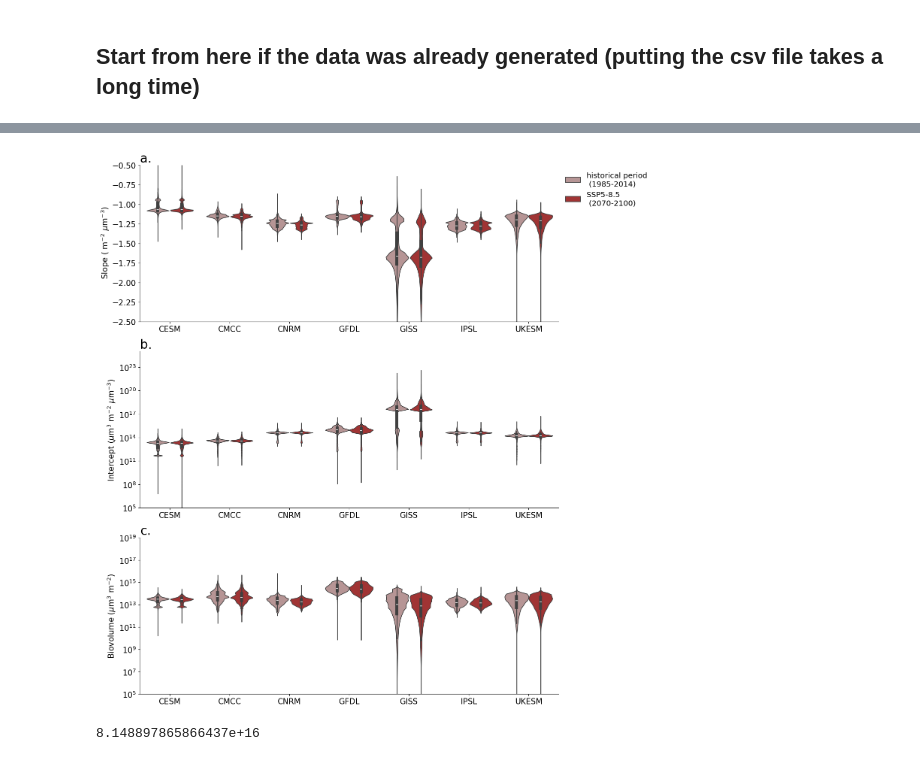
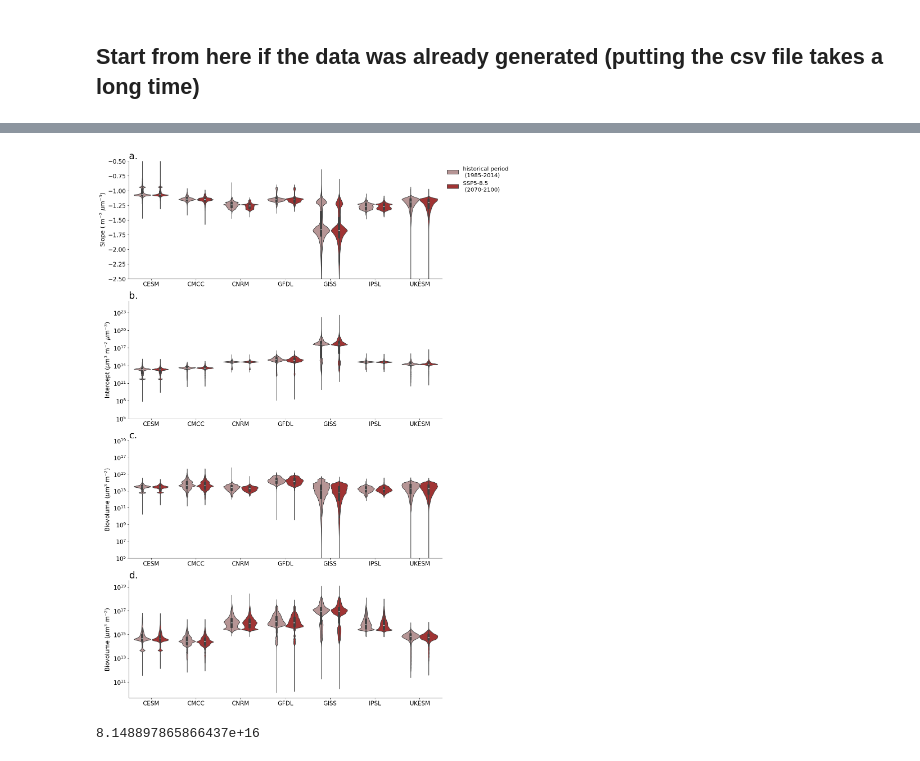
Before and after one commit to MarCorralesU/CMIP6_size_spectra, a Jupyter notebook: scripts/4.1_Fig_2_violinplots.ipynb, the cells around one changed output, grey strips where cells are left out. Drawn from its saved outputs; the diff is of its cells as text; code cells hidden in the pictures.

Commit message:
major changes to the repository after GBC revisions

```diff
--- a/scripts/4.1_Fig_2_violinplots.ipynb
+++ b/scripts/4.1_Fig_2_violinplots.ipynb
@@ -252,10 +329,10 @@ def y_fmt(x, y):
 #df_pssdb = df_NBSS.loc[df_NBSS.experiment=='obs'].reset_index(drop=True)
 #df_NBSS = df_NBSS.loc[df_NBSS.experiment!='obs'].reset_index(drop=True)
 # %%
-fig, axs = plt.subplots(nrows=3, ncols=1, figsize=(15,15))
-letters = ['a.','b.','c.']
+fig, axs = plt.subplots(nrows=4, ncols=1, figsize=(15,20))
+letters = ['a.','b.','c.','d.']
 ind=0
-variables = ['slope', 'intercept', 'total_biovolume']
+variables = ['slope', 'intercept', 'total_biovolume', 'total_biovolume_full']
 for r, var in enumerate(variables):
     ind +=1
     axs[r].set_title(letters[ind-1], loc='left', fontsize=24)
@@ -264,6 +341,7 @@ for r, var in enumerate(variables):
         plot.tick_params(axis='both', which='major', labelsize=15)
         sns.despine(top = True, right = True)
         axs[r].set_ylim([-2.5, -0.5])
+        ymin, ymax = axs[r].get_ylim()
         axs[r].set_ylabel(r' Slope ( m$^{-2}$ $\mu$m$^{-3}$)', fontsize = 15)
         L = axs[r].legend(title='', fontsize = 'x-large',  markerscale=10, frameon=False, bbox_to_anchor=(1, 1))
         L.get_texts()[0].set_text('historical period \n (1985-2014)')
@@ -276,34 +354,53 @@ for r, var in enumerate(variables):
         sns.despine(top = True, right = True)
         axs[r].set_ylabel(r'Intercept ($\mu$m$^{3}$ m$^{-2}$ $\mu$m$^{-3}$)', fontsize = 15)
         axs[r].set_ylim([1e5, 1e25])
+        ymin, ymax = axs[r].get_ylim()
         #axs[r].yaxis.set_major_formatter(mticker.StrMethodFormatter("$10^{{{x:.0f}}}$"))
         #ymin, ymax = axs[r].get_ylim()
         #tick_range = np.arange(np.floor(ymin), ymax)
         #axs[r].yaxis.set_ticks(tick_range)
         #axs[r].yaxis.set_major_locator(plt.MaxNLocator(6))
         #axs[r].yaxis.set_ticks([np.log10(x) for p in tick_range for x in np.linspace(10 ** p, 10 ** (p + 1), 10)], minor=True)
         axs[r].get_legend().remove()
 
     elif var == 'total_biovolume':
         plot = sns.violinplot(ax = axs[r], x="source", y=var, hue="experiment",palette=palette_experiments,  fill=True, density_norm="count",data=df_NBSS, log_scale=True) #, flierprops=dict(marker='o', markersize=0.5)
         plot.tick_params(axis='both', which='major', labelsize=15)
         sns.despine(top = True, right = True)
         axs[r].set_ylabel(r'Biovolume ($\mu$m$^{3}$ m$^{-2}$)', fontsize = 15)
         axs[r].set_ylim([1e5, 1e19])
+        ymin, ymax = axs[r].get_ylim()
         #axs[r].set_yscale('log')
         #axs[r].yaxis.set_major_formatter(mticker.StrMethodFormatter("$10^{{{x:.0f}}}$"))
         #ymin, ymax = axs[r].get_ylim()
+        #tick_range = np.arange(np.floor(ymin), ymax)
+        #axs[r].yaxis.set_ticks(tick_range)
+        #axs[r].yaxis.set_major_locator(plt.MaxNLocator(6))
+        #axs[r].yaxis.set_ticks([np.log10(x) for p in tick_range for x in np.linspace(10 ** p, 10 ** (p + 1), 10)], minor=True)
+        axs[r].get_legend().remove()
+
+    elif var == 'total_biovolume_full':
+        plot = sns.violinplot(ax = axs[r], x="source", y=var, hue="experiment",palette=palette_experiments,  fill=True, density_norm="count",data=df_NBSS, log_scale=True) #, flierprops=dict(marker='o', markersize=0.5)
+        plot.tick_params(axis='both', which='major', labelsize=15)
+        sns.despine(top = True, right = True)
+        axs[r].set_ylabel(r'Biovolume ($\mu$m$^{3}$ m$^{-2}$)', fontsize = 15)
+        #axs[r].set_ylim([1e5, 1e19])
+        #ticks = [10**p for p in range(5, 20, 2)]  # 10^5 to 10^19 in steps of 2
+        #axs[r].set_yticks(ticks)
+        #axs[r].set_yscale('log')
+        #axs[r].yaxis.set_major_formatter(mticker.StrMethodFormatter("$10^{{{x:.0f}}}$"))
+        ymin, ymax = axs[r].get_ylim()
         #tick_range = np.arange(np.floor(ymin), ymax)
         #axs[r].yaxis.set_ticks(tick_range)
         #axs[r].yaxis.set_major_locator(plt.MaxNLocator(6))
         #axs[r].yaxis.set_ticks([np.log10(x) for p in tick_range for x in np.linspace(10 ** p, 10 ** (p + 1), 10)], minor=True)
         axs[r].get_legend().remove()
     axs[r].set_xlabel('')
 
 plt.tight_layout()
 plt.savefig('/Users/mc4214/GIT/CMIP6_size_spectra/figures/fig_model_avg_biovolume.pdf', dpi=300)
 # %% [output]
-[figure, old version]
+[figure, new version]
 # %%
 10**(np.nanmean(np.log10(df_NBSS.intercept[(df_NBSS.source=='GISS') & (df_NBSS.experiment=='hist')])))
 # %% [output]
```
Also changed, not shown: parts of 25 cells of this notebook, 19 other files.
